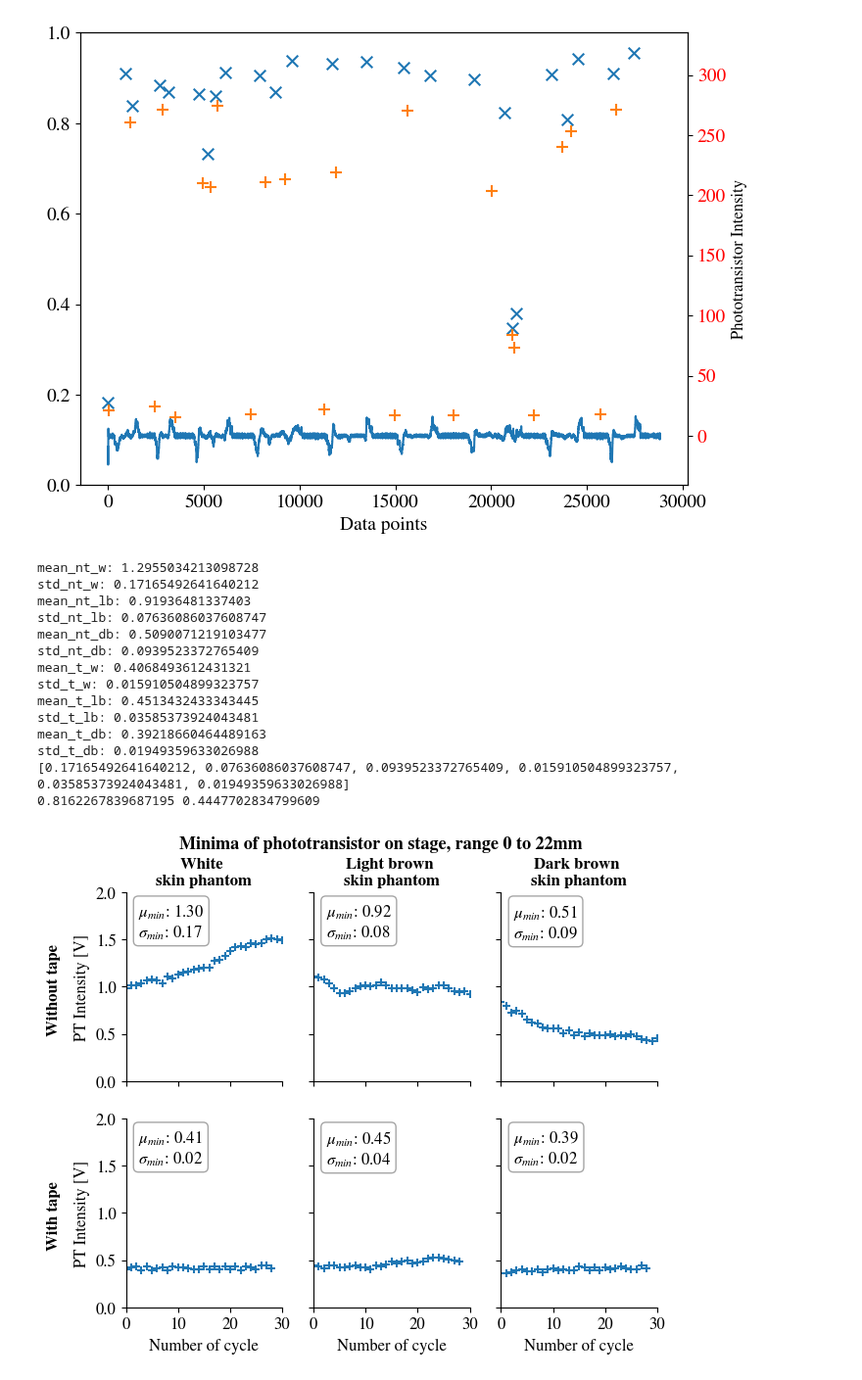
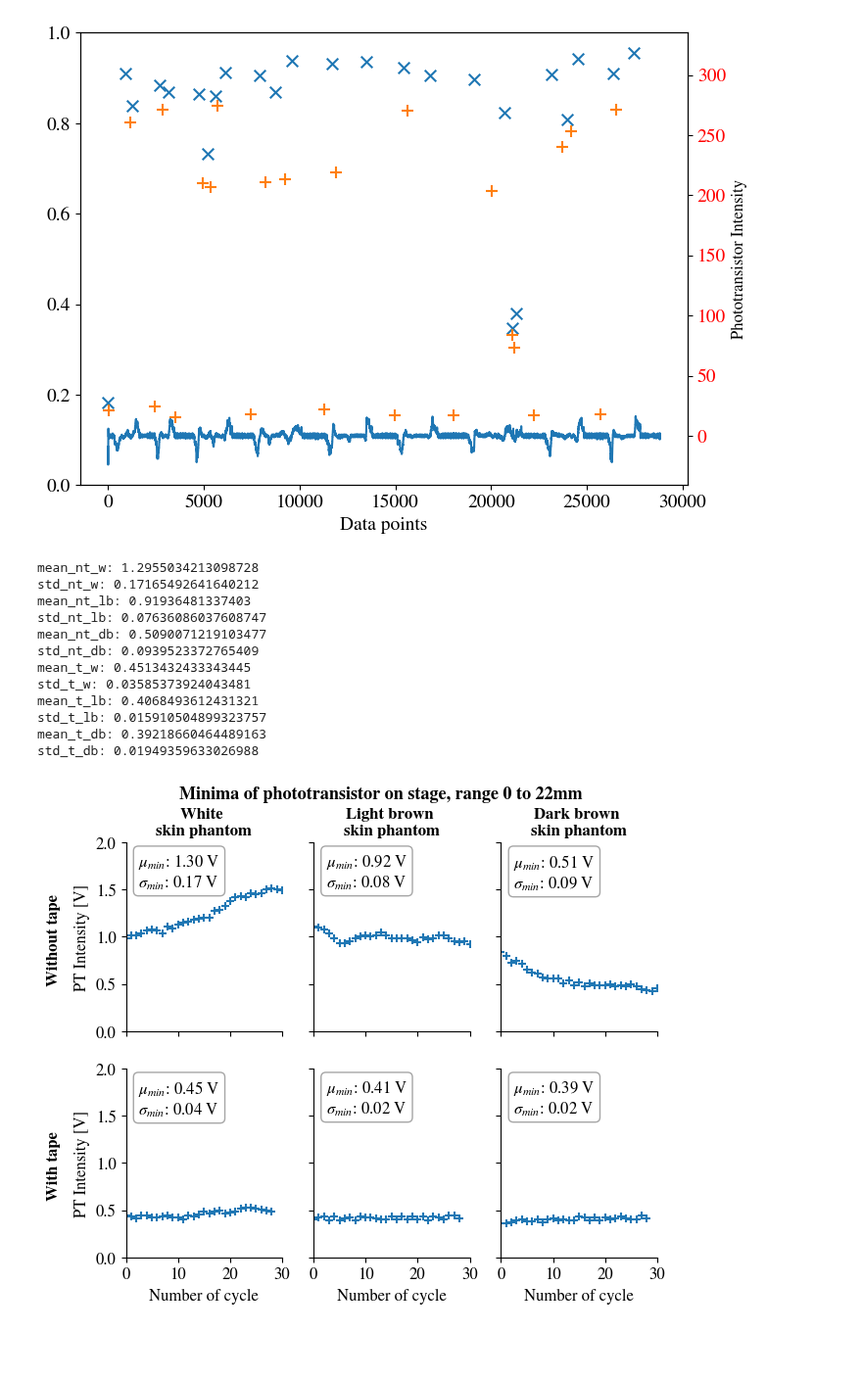
Before and after one commit to annnnna42/Arduino_KDC101_Control_and_Evaluation, a Jupyter notebook: merge/merge_plots.ipynb, the cells around one changed output. Shown at 98% size. Cells and saved outputs as stored; diff of their text form; code cells hidden in the pictures; blank space fills up the shorter version.

```diff
--- a/merge/merge_plots.ipynb
+++ b/merge/merge_plots.ipynb
@@ -184,8 +184,8 @@ freq= 200             # 200ms -> 5Hz
 arg_nt_w = "0003"
 arg_nt_lb = "0005"
 arg_nt_db = "0004"
-arg_t_w = "0009"
-arg_t_lb = "0011"
+arg_t_w = "0011"
+arg_t_lb = "0009"
 arg_t_db = "0010"
 
 file_name_nt_w = f"merge_data/merge_data_{arg_nt_w}.txt"
@@ -279,14 +279,12 @@ mean_nt_lb: 0.91936481337403
 std_nt_lb: 0.07636086037608747
 mean_nt_db: 0.5090071219103477
 std_nt_db: 0.0939523372765409
-mean_t_w: 0.4068493612431321
-std_t_w: 0.015910504899323757
-mean_t_lb: 0.4513432433343445
-std_t_lb: 0.03585373924043481
+mean_t_w: 0.4513432433343445
+std_t_w: 0.03585373924043481
+mean_t_lb: 0.4068493612431321
+std_t_lb: 0.015910504899323757
 mean_t_db: 0.39218660464489163
 std_t_db: 0.01949359633026988
-[0.17165492641640212, 0.07636086037608747, 0.0939523372765409, 0.015910504899323757, 0.03585373924043481, 0.01949359633026988]
-0.8162267839687195 0.4447702834799609
 # %%
 # Plot difference tape/no tape
 import seaborn as sns
@@ -333,36 +331,36 @@ fig.text(0.5, 0.97, f"Minima of phototransistor on stage, range 0 to 22mm ", va=
 
 ax[0,0].set_xticklabels([])
 ax[0,1].set_xticklabels([])
 ax[0,2].set_xticklabels([])
 
 
 for i, axs in enumerate(ax.flatten()):
     ylim = 400
 
     axs.set_xlim([0,30])
     axs.set_ylim(0, ylim)
     raw_ticks = np.linspace(0, ylim,5)  # 11 ticks from 0 to 1023
     voltage_ticks = raw_to_voltage(raw_ticks)
     axs.set_yticks(raw_ticks)
     axs.set_yticklabels([f'{tick:.1f}' for tick in voltage_ticks])
 
     props = dict(boxstyle='round', facecolor='white', alpha=0.7, edgecolor='grey')
     textstr = '\n'.join((
-            r'$\mu_{min}$: %.2f' % (means[i],),
-            r'$\sigma_{min}$: %.2f' % (stds[i], )))
+            r'$\mu_{min}$: %.2f V' % (means[i],),
+            r'$\sigma_{min}$: %.2f V' % (stds[i], )))
     axs.text(0.08, 0.95, textstr, transform=axs.transAxes, fontsize=fs,
             verticalalignment='top', bbox=props)
 
     if i in [1,2,4,5]:
         axs.set_yticklabels([])
     sns.despine()
 
 name_file = f"Comparison_minima_with_without_tape"
 plt.savefig(f"../../../LaTex/Master Thesis/figures/{name_file}.pdf")
 plt.savefig(f"../../../LaTex/Master Thesis/figures/{name_file}.png")
 plt.savefig(f"../../../LaTex/Master Thesis/figures/{name_file}.svg")
 # %% [output]
-[figure, old version]
+[figure, new version]
 # %%
 # Load, modify and store data in dataframes
 
```
Also changed, not shown: parts of 3 cells of this notebook, 8 other files.
